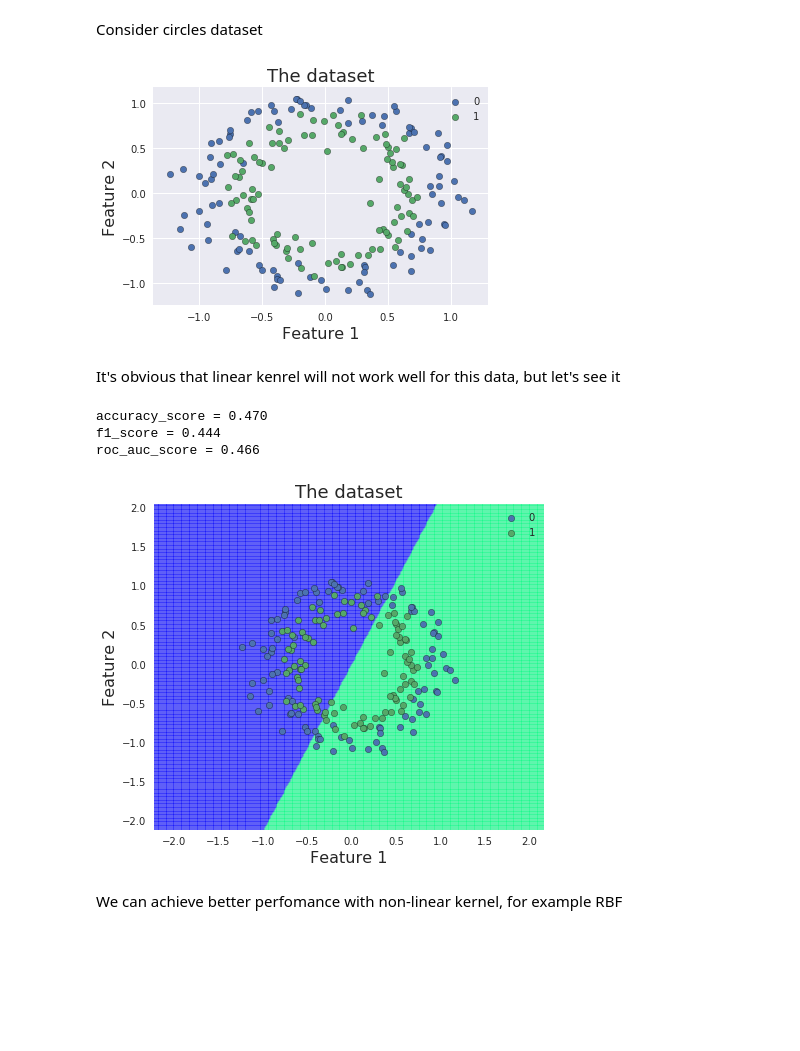
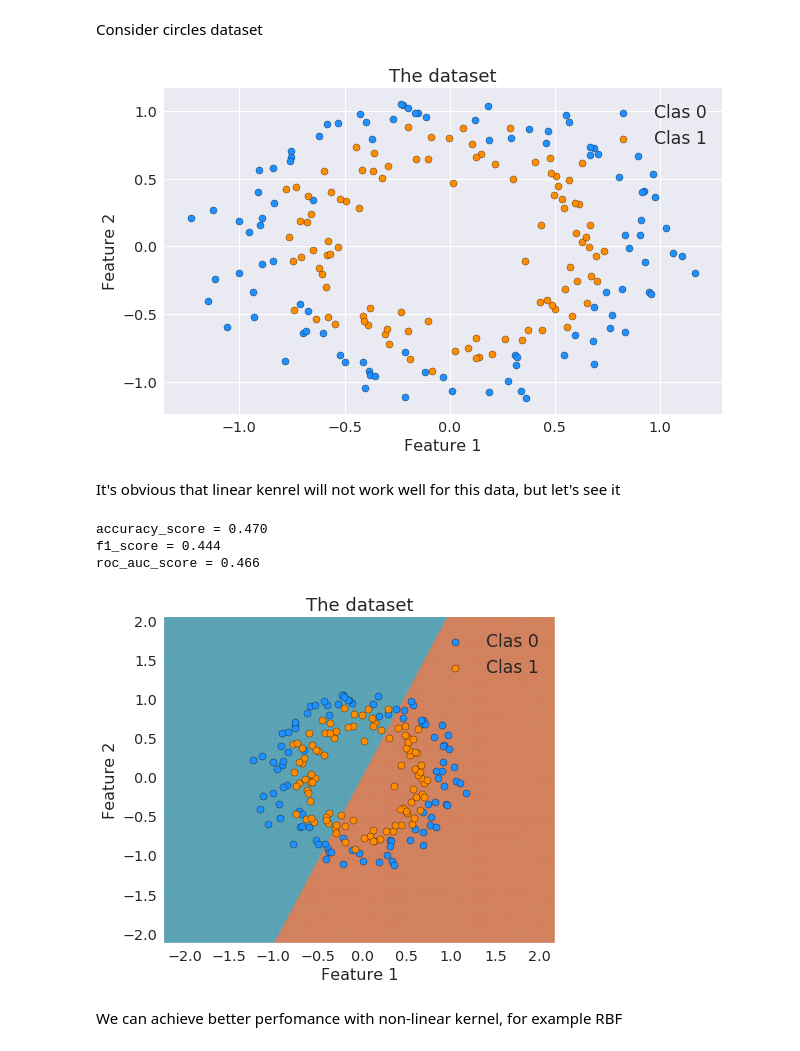
Before and after one commit to neuro-ml/edr-gp, a Jupyter notebook: examples/BriefIntro.ipynb, the cells around one changed output. Cells and saved outputs as stored; diff of their text form; code cells hidden in the pictures; blank space fills up the shorter version.

```diff
--- a/examples/BriefIntro.ipynb
+++ b/examples/BriefIntro.ipynb
@@ -131,8 +145,10 @@ def generate_circles_data():
     return X, y, train_test_split(X, y, test_size=0.33, random_state=42)
 
 def plot_classificaton_data(X, y):
-    for target in np.unique(y):
-        plt.scatter(X[:, 0][y==target], X[:, 1][y==target], label=target, s=40, edgecolors='k')
+    colors = ['dodgerblue', 'darkorange']
+    for target, c in zip(np.unique(y), colors):
+        plt.scatter(X[:, 0][y==target], X[:, 1][y==target], c=c,
+                    label="Clas {}".format(target), s=50, edgecolors='k')
     plt.legend()
     plt.title('The dataset', fontsize=18)
     plt.xlabel('Feature 1', fontsize=16)
@@ -149,15 +165,16 @@ def plot_desicion_rule(model, X, y):
     xx, yy = get_grid(X)
     model.fit(X, y)
     predicted = model.predict(np.c_[xx.ravel(), yy.ravel()]).reshape(xx.shape)
-    plt.pcolormesh(xx, yy, predicted, cmap='winter', alpha=0.2)
+    plt.pcolormesh(xx, yy, predicted, cmap=CMAP, alpha=0.1, shading='gouraud')
     plot_classificaton_data(X, y)
 # %% [markdown]
 Consider circles dataset
 # %%
 X, y, (X_train, X_test, y_train, y_test) = generate_circles_data()
+plt.figure(figsize=(10, 6))
 plot_classificaton_data(X, y)
 # %% [output]
-[figure, old version]
+[figure, new version]
 # %% [markdown]
 It's obvious that linear kenrel will not work well for this data, but let's see it
 # %%
@@ -173,7 +190,7 @@ plot_desicion_rule(GPC, X, y)
 accuracy_score = 0.470
 f1_score = 0.444
 roc_auc_score = 0.466
-[figure, old version]
+[figure, new version]
 # %% [markdown]
 We can achieve better perfomance with non-linear kernel, for example RBF
 # %%
```
Also changed, not shown: parts of 43 cells of this notebook.
